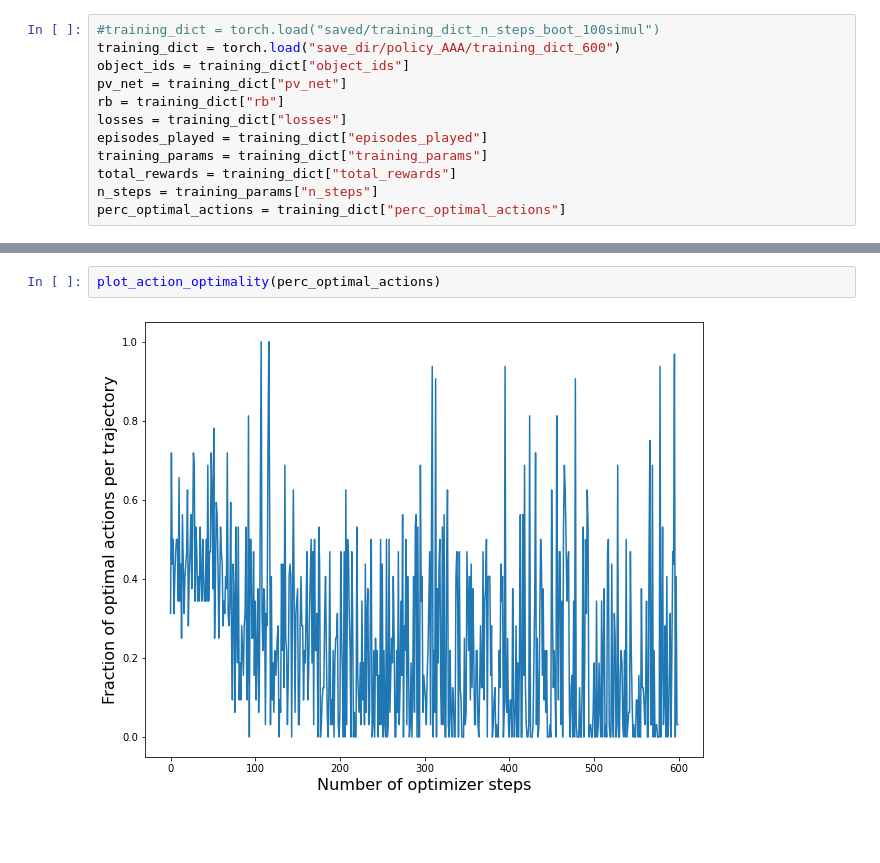
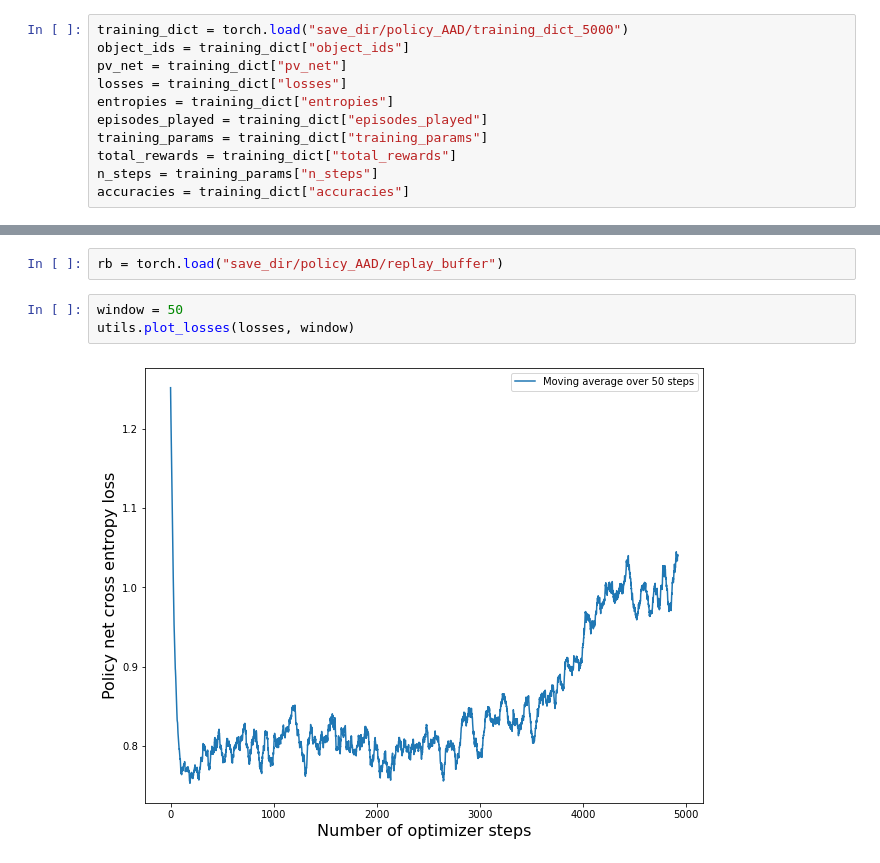
Before and after one commit to nicoladainese96/textMBRL, a Jupyter notebook: Policy_MCTS_analysis.ipynb, the cells around one changed output, grey strips where cells are left out. Drawn from its saved outputs; the diff is of its cells as text; blank space fills up the shorter version.

```diff
--- a/Policy_MCTS_analysis.ipynb
+++ b/Policy_MCTS_analysis.ipynb
@@ -159,12 +53,11 @@ class PolicyReplayBuffer:
 # %%
-#training_dict = torch.load("saved/training_dict_n_steps_boot_100simul")
-training_dict = torch.load("save_dir/policy_AAA/training_dict_600")
+training_dict = torch.load("save_dir/policy_AAD/training_dict_5000")
 object_ids = training_dict["object_ids"]
 pv_net = training_dict["pv_net"]
-rb = training_dict["rb"]
 losses = training_dict["losses"]
+entropies = training_dict["entropies"]
 episodes_played = training_dict["episodes_played"]
 training_params = training_dict["training_params"]
 total_rewards = training_dict["total_rewards"]
 n_steps = training_params["n_steps"]
-perc_optimal_actions = training_dict["perc_optimal_actions"]
+accuracies = training_dict["accuracies"]
@@ -203,4 +64,7 @@ plot_rewards(total_rewards)
-# %%
-plot_action_optimality(perc_optimal_actions)
-# %% [output]
-[figure, removed]
+# %%
+rb = torch.load("save_dir/policy_AAD/replay_buffer")
+# %%
+window = 50
+utils.plot_losses(losses, window)
+# %% [output]
+[figure, added]
```
Also changed, not shown: parts of 20 cells of this notebook, 27 other files.
